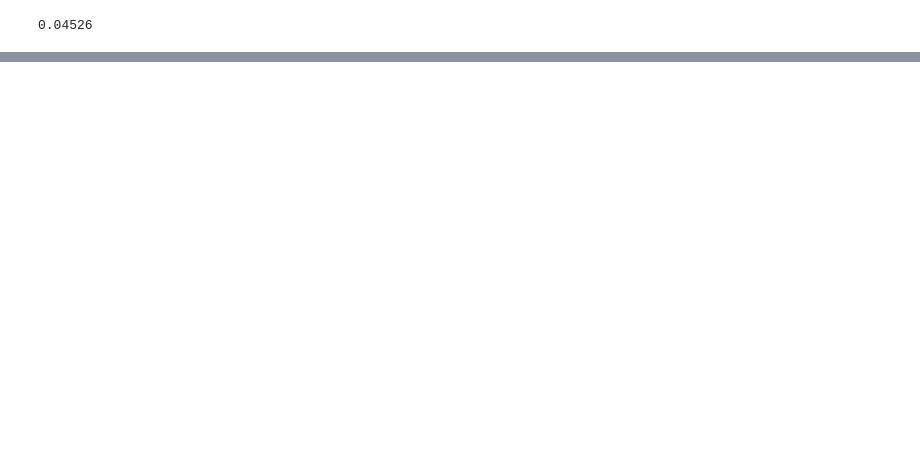
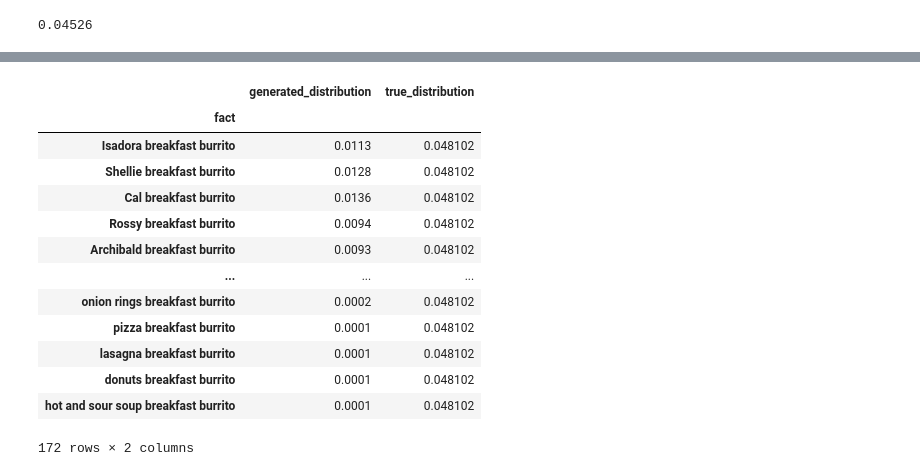
Before and after one commit to LeonPeric/Hallucination-Calibration, a Jupyter notebook: testing.ipynb, the cells around one changed output, grey strips where cells are left out. Drawn from its saved outputs; the diff is of its cells as text; code cells hidden in the pictures; blank space fills up the shorter version.

```diff
--- a/testing.ipynb
+++ b/testing.ipynb
@@ -365,0 +371,17 @@ comparison_df
+# %%
+comparison_df
+# %% [output]
+|  | generated_distribution | true_distribution |
+| fact |  |  |
+| Isadora breakfast burrito | 0.0113 | 0.048102 |
+| Shellie breakfast burrito | 0.0128 | 0.048102 |
+| Cal breakfast burrito | 0.0136 | 0.048102 |
+| Rossy breakfast burrito | 0.0094 | 0.048102 |
+| Archibald breakfast burrito | 0.0093 | 0.048102 |
+| ... | ... | ... |
+| onion rings breakfast burrito | 0.0002 | 0.048102 |
+| pizza breakfast burrito | 0.0001 | 0.048102 |
+| lasagna breakfast burrito | 0.0001 | 0.048102 |
+| donuts breakfast burrito | 0.0001 | 0.048102 |
+| hot and sour soup breakfast burrito | 0.0001 | 0.048102 |
+172 rows × 2 columns
```
Also changed, not shown: parts of 15 cells of this notebook, 1 other file.
